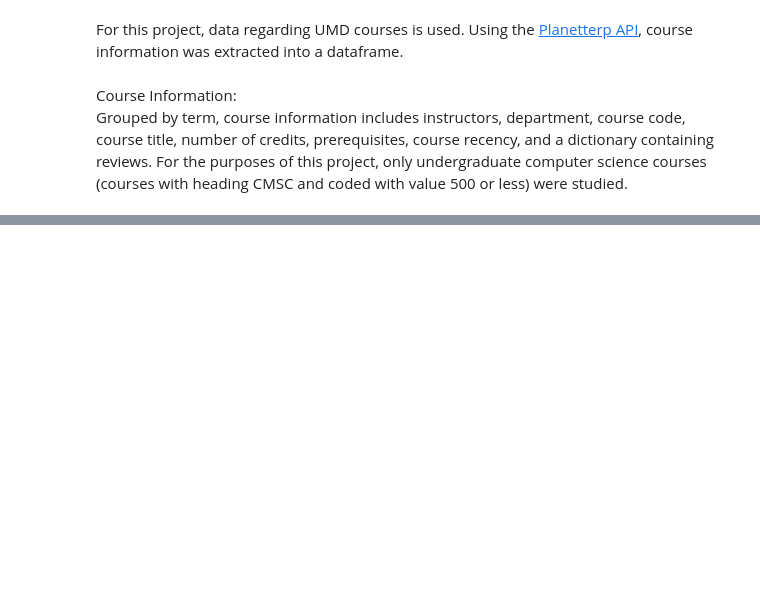
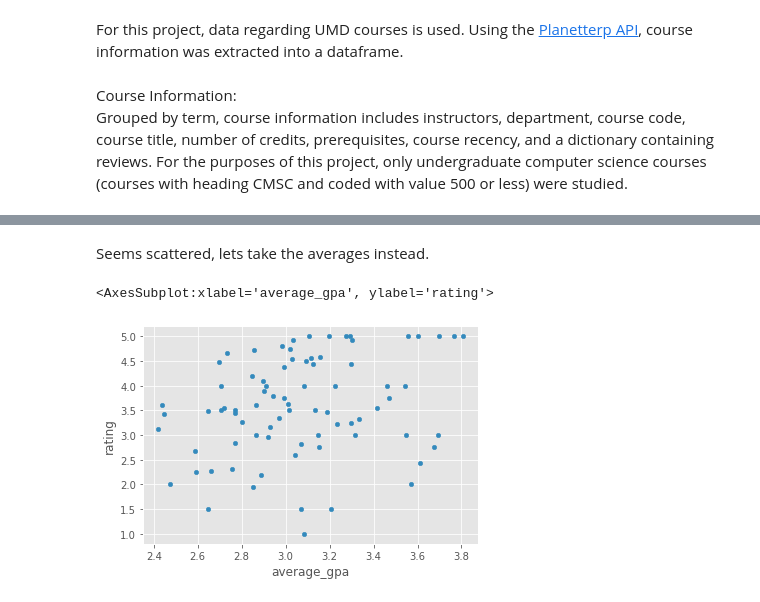
Before and after one commit to adamy03/course_analysis, a Jupyter notebook: course_analysis.ipynb, the cells around one changed output, grey strips where cells are left out. Drawn from its saved outputs; the diff is of its cells as text; code cells hidden in the pictures; blank space fills up the shorter version.

```diff
--- a/course_analysis.ipynb
+++ b/course_analysis.ipynb
@@ -131,0 +203,7 @@ Grouped by term, course information includes instructors, department, course cod
+# %% [markdown]
+Seems scattered, lets take the averages instead.
+# %%
+cdf.groupby("professor").mean().plot.scatter("average_gpa", "rating")
+# %% [output]
+<AxesSubplot:xlabel='average_gpa', ylabel='rating'>
+[figure, added]
```
Also changed, not shown: parts of 35 cells of this notebook.
